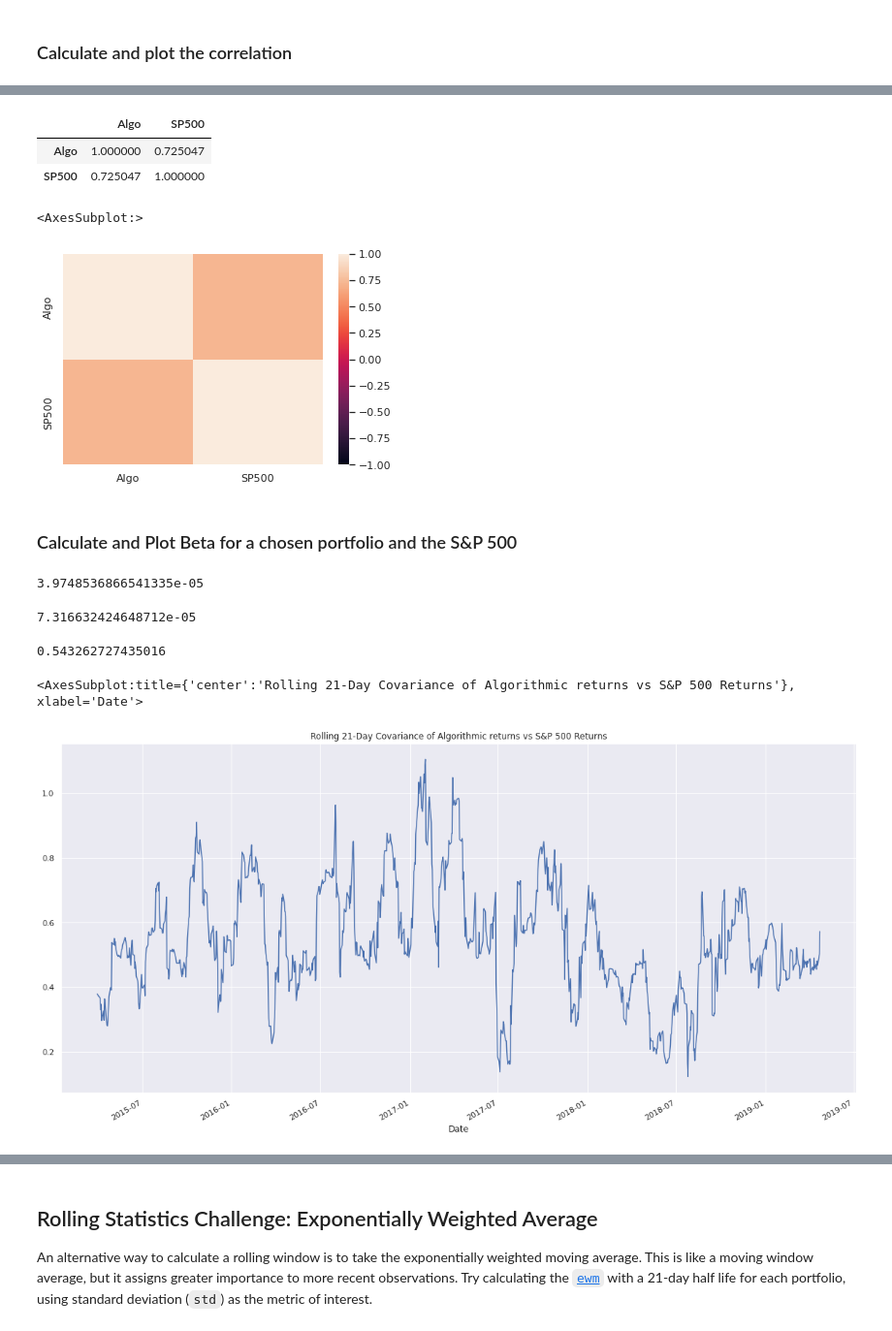
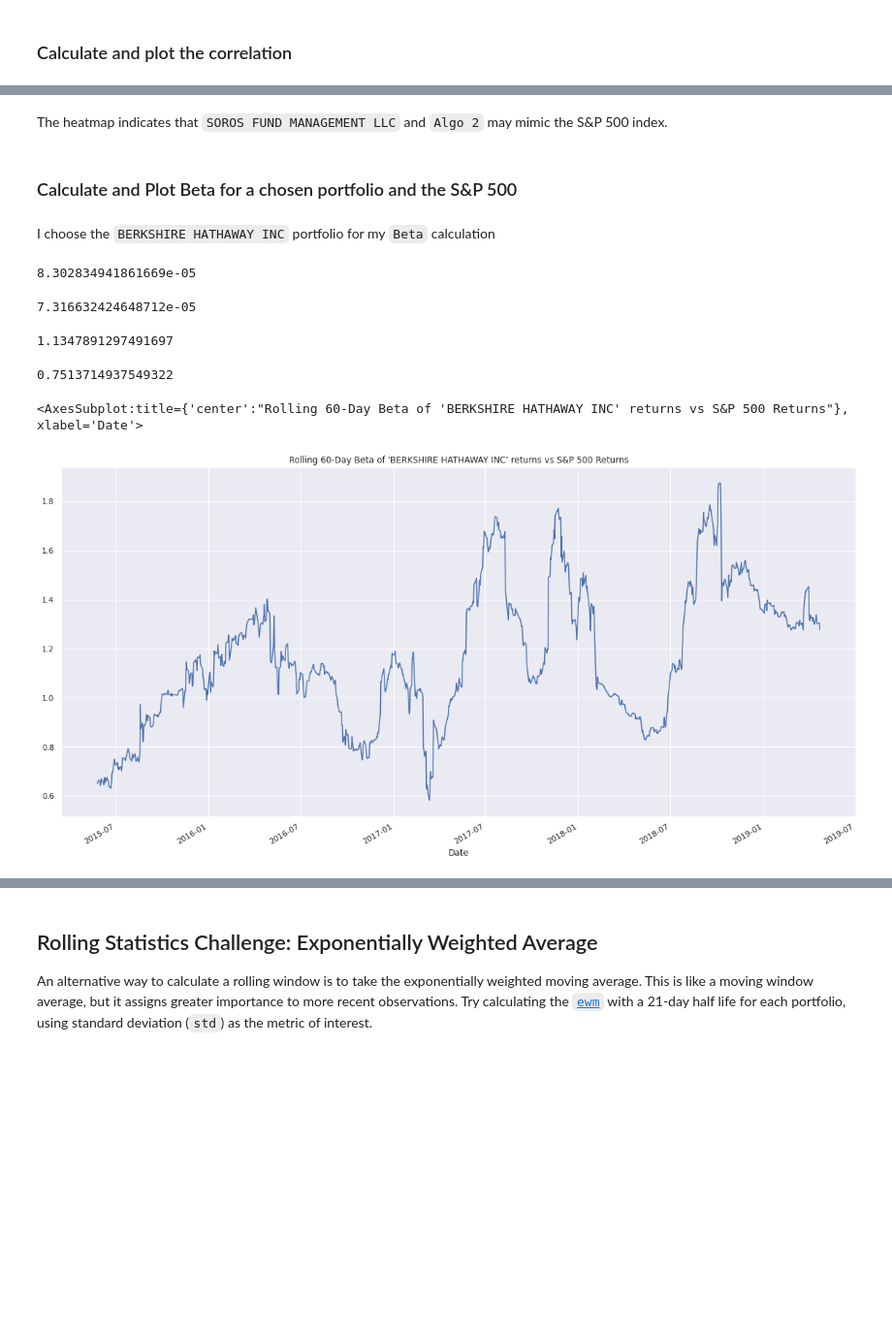
Before and after one commit to gadam/fintech_assessment_03, a Jupyter notebook: whale_analysis.ipynb, the cells around one changed output, grey strips where cells are left out. Shown at 97% size. Drawn from its saved outputs; the diff is of its cells as text; code cells hidden in the pictures; blank space fills up the shorter version.

```diff
--- a/whale_analysis.ipynb
+++ b/whale_analysis.ipynb
@@ -521,25 +494,14 @@ algo_sp500.head()
-# %%
-
-# Calculate correlation
-algo_sp500_correlation = algo_sp500.corr()
-algo_sp500_correlation
-# %% [output]
-|  | Algo | SP500 |
-| Algo | 1.000000 | 0.725047 |
-| SP500 | 0.725047 | 1.000000 |
-# %%
-# Display the correlation matrix
-sns.heatmap(algo_sp500_correlation, vmin=-1, vmax=1)
-# %% [output]
-<AxesSubplot:>
-[figure, removed]
+# %% [markdown]
+The heatmap indicates that `SOROS FUND MANAGEMENT LLC` and `Algo 2` may mimic the S&P 500 index.
 # %% [markdown]
 ### Calculate and Plot Beta for a chosen portfolio and the S&P 500
+# %% [markdown]
+I choose the `BERKSHIRE HATHAWAY INC` portfolio for my `Beta` calculation
 # %%
 # Calculate covariance of a single portfolio
-algo_covariance = algo_sp500["Algo"].cov(algo_sp500["SP500"])
-algo_covariance
+brk_covariance = combined_portfolio_df["BERKSHIRE HATHAWAY INC"].cov(combined_portfolio_df["SP500_Close"])
+brk_covariance
 # %% [output]
-3.9748536866541335e-05
+8.302834941861669e-05
 # %%
 # Calculate variance of S&P 500
@@ -549,16 +511,23 @@ sp500_variance
 7.316632424648712e-05
 # %%
 # Computing beta
-algo_beta = algo_covariance / sp500_variance
-algo_beta
+brk_beta = brk_covariance / sp500_variance
+brk_beta
 # %% [output]
-0.543262727435016
+1.1347891297491697
+# %%
+# Computing the correlation between 'BERKSHIRE HATHAWAY INC' and the S&P 500
+brk_sp500 = combined_portfolio_df[["BERKSHIRE HATHAWAY INC", "SP500_Close"]]
+brk_corr = brk_sp500.corr()
+brk_corr.loc["SP500_Close" , "BERKSHIRE HATHAWAY INC"]
+# %% [output]
+0.7513714937549322
 # %%
-# Plot beta trend
-algo_rolling_covariance = algo_sp500["Algo"].rolling(window=21).cov(algo_sp500["SP500"])
-sp500_rolling_variance = algo_sp500["SP500"].rolling(window=21).var()
-algo_rolling_beta = algo_rolling_covariance / sp500_rolling_variance
-algo_rolling_beta.plot(figsize=(20, 10), title="Rolling 21-Day Covariance of Algorithmic returns vs S&P 500 Returns")
+# Plot beta trend over a 60-day rolling window
+brk_rolling_covariance = combined_portfolio_df["BERKSHIRE HATHAWAY INC"].rolling(window=60).cov(combined_portfolio_df["SP500_Close"])
+sp500_rolling_variance = combined_portfolio_df["SP500_Close"].rolling(window=60).var()
+brk_rolling_beta = brk_rolling_covariance / sp500_rolling_variance
+brk_rolling_beta.plot(figsize=(20, 10), title="Rolling 60-Day Beta of 'BERKSHIRE HATHAWAY INC' returns vs S&P 500 Returns")
 # %% [output]
-<AxesSubplot:title={'center':'Rolling 21-Day Covariance of Algorithmic returns vs S&P 500 Returns'}, xlabel='Date'>
+<AxesSubplot:title={'center':"Rolling 60-Day Beta of 'BERKSHIRE HATHAWAY INC' returns vs S&P 500 Returns"}, xlabel='Date'>
-[figure, old version]
+[figure, new version]
```
Also changed, not shown: parts of 37 cells of this notebook.
